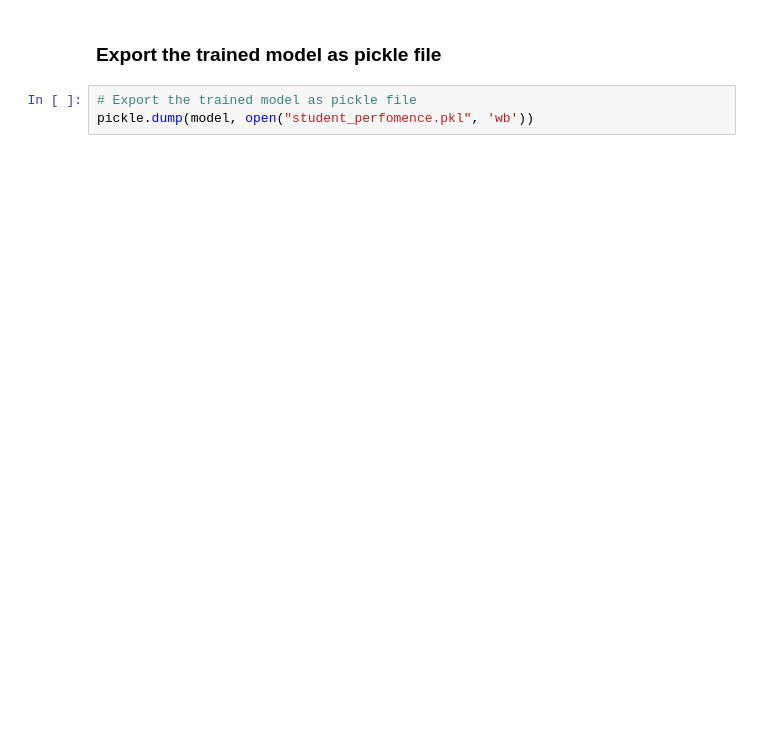
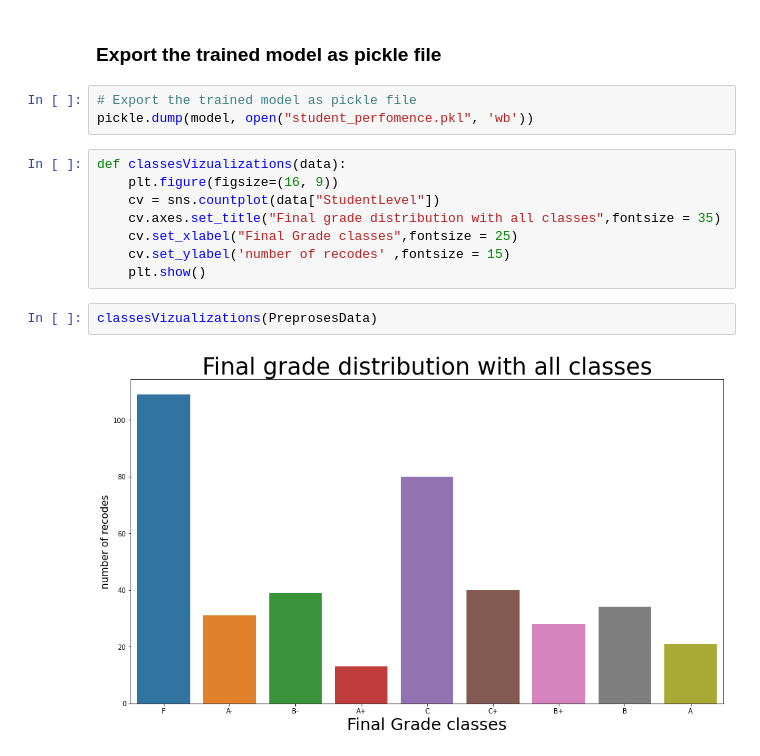
Before and after one commit to cawizca/ML_Assignment2_IT19213590_IT19210520_IT19207100_IT19209012, a Jupyter notebook: model.ipynb, the cells around one changed output. Saved outputs shown, nothing was run; the diff lists cells and outputs as text; blank space fills up the shorter version.

```diff
--- a/model.ipynb
+++ b/model.ipynb
@@ -348,3 +331,15 @@ weighted avg       0.91      0.90      0.90        79
 # %%
 # Export the trained model as pickle file
 pickle.dump(model, open("student_perfomence.pkl", 'wb'))
+# %%
+def classesVizualizations(data):
+    plt.figure(figsize=(16, 9))
+    cv = sns.countplot(data["StudentLevel"])
+    cv.axes.set_title("Final grade distribution with all classes",fontsize = 35)
+    cv.set_xlabel("Final Grade classes",fontsize = 25)
+    cv.set_ylabel('number of recodes' ,fontsize = 15)
+    plt.show()
+# %%
+classesVizualizations(PreprosesData)
+# %% [output]
+[figure, added]
```
Also changed, not shown: parts of 11 cells of this notebook, 3 other files.
